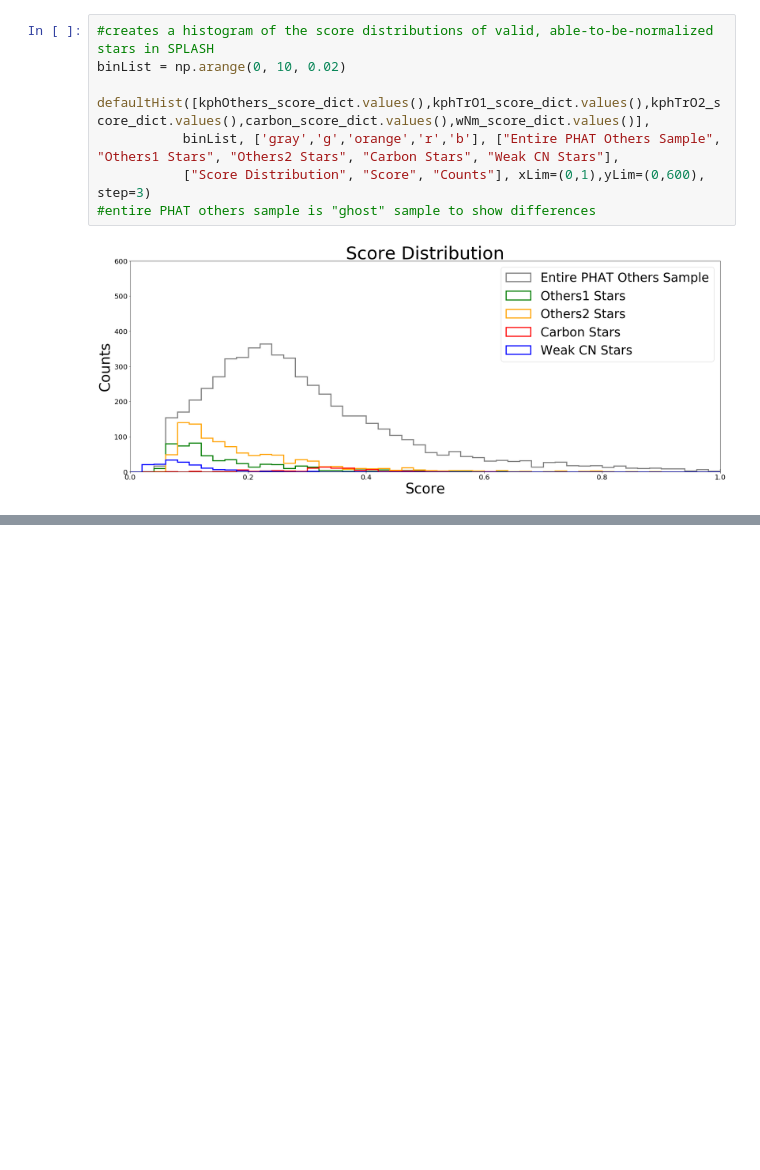
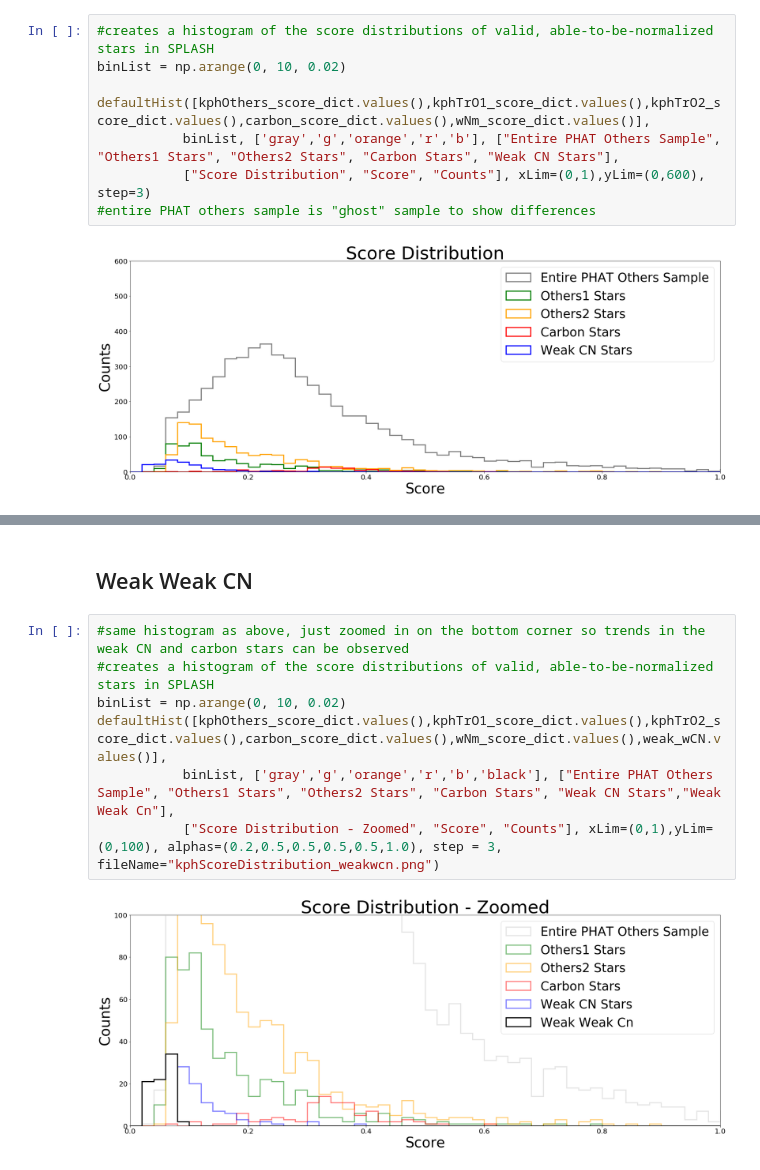
Before and after one commit to rachelraikar/WeakCN2019, a Jupyter notebook: Automation Version 2.7.ipynb, the cells around one changed output, grey strips where cells are left out. Drawn from its saved outputs; the diff is of its cells as text; blank space fills up the shorter version.

```diff
--- a/Automation Version 2.7.ipynb
+++ b/Automation Version 2.7.ipynb
@@ -1222,0 +1238,11 @@ defaultHist([kphOthers_score_dict.values(),kphTrO1_score_dict.values(),kphTrO2_s
+# %% [markdown]
+## Weak Weak CN
+# %%
+#same histogram as above, just zoomed in on the bottom corner so trends in the weak CN and carbon stars can be observed
+#creates a histogram of the score distributions of valid, able-to-be-normalized stars in SPLASH
+binList = np.arange(0, 10, 0.02)
+defaultHist([kphOthers_score_dict.values(),kphTrO1_score_dict.values(),kphTrO2_score_dict.values(),carbon_score_dict.values(),wNm_score_dict.values(),weak_wCN.values()],
+           binList, ['gray','g','orange','r','b','black'], ["Entire PHAT Others Sample", "Others1 Stars", "Others2 Stars", "Carbon Stars", "Weak CN Stars","Weak Weak Cn"],
+           ["Score Distribution - Zoomed", "Score", "Counts"], xLim=(0,1),yLim=(0,100), alphas=(0.2,0.5,0.5,0.5,0.5,1.0), step = 3, fileName="kphScoreDistribution_weakwcn.png")
+# %% [output]
+[figure, added]
```
Also changed, not shown: parts of 7 cells of this notebook.
